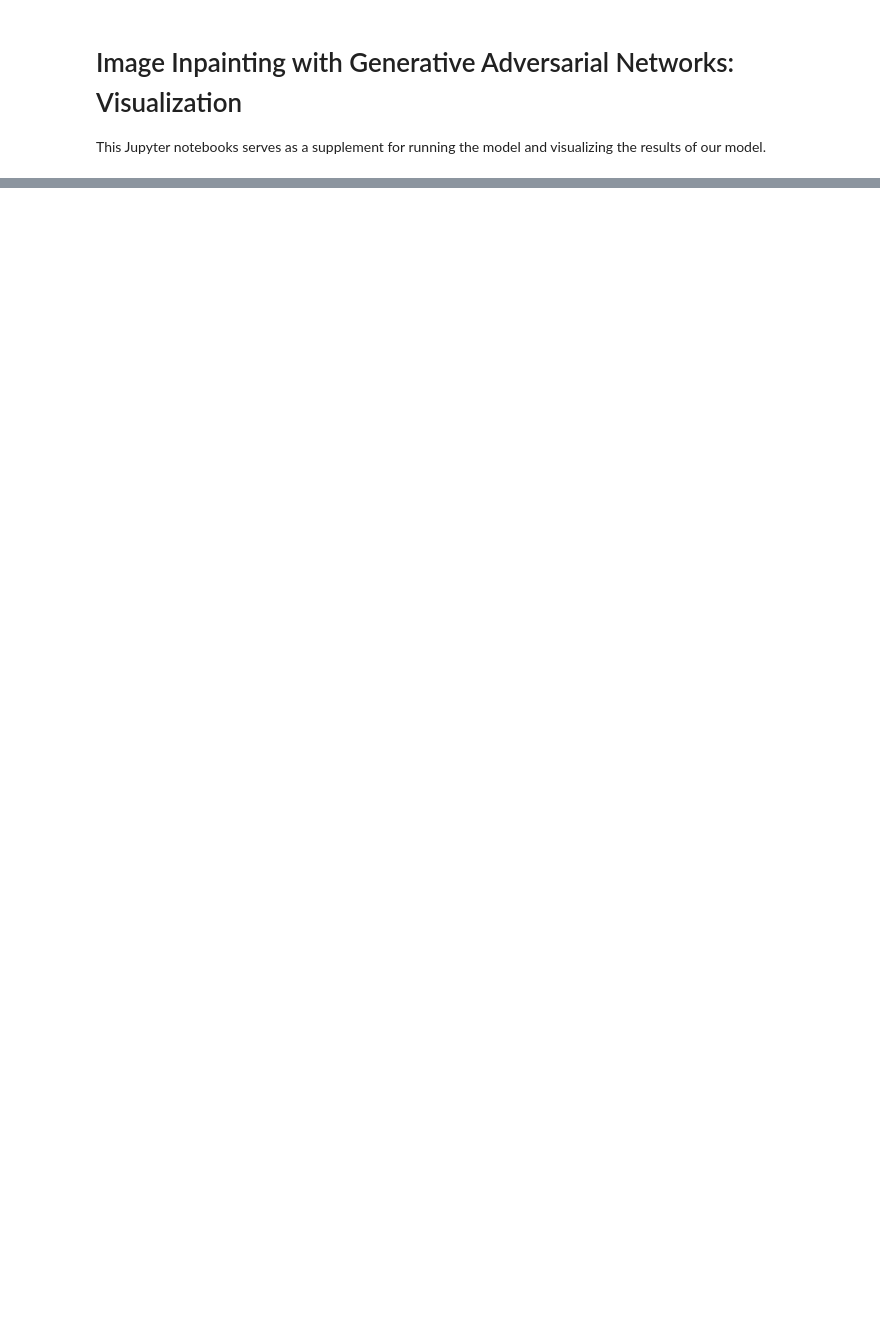
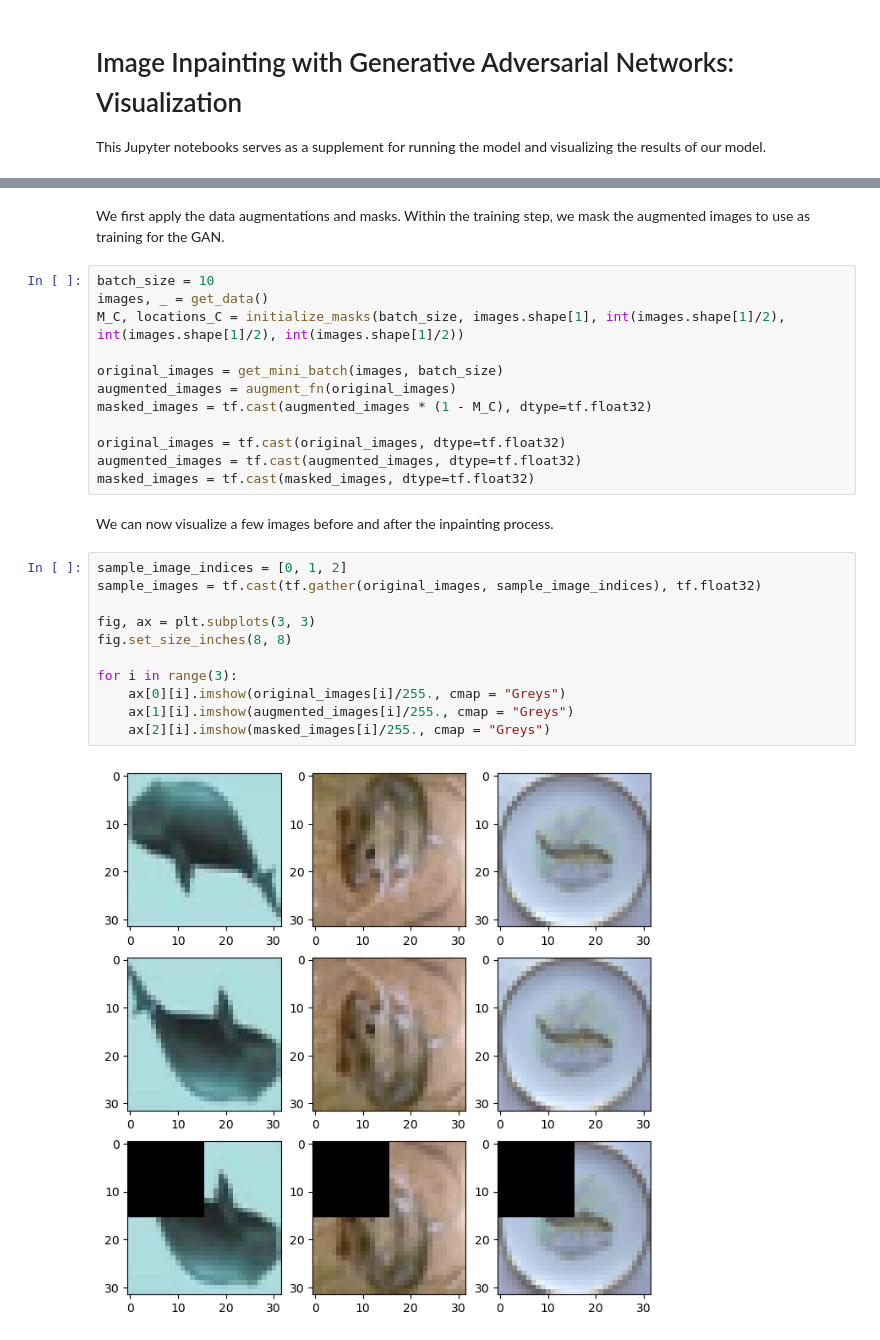
Before and after one commit to evwlu/image-inpainting, a Jupyter notebook: viz.ipynb, the cells around one changed output, grey strips where cells are left out. Drawn from its saved outputs; the diff is of its cells as text; blank space fills up the shorter version.

Commit message:
preprocessing and test visualizations implemented

```diff
--- a/viz.ipynb
+++ b/viz.ipynb
@@ -18,0 +70,29 @@ ModuleNotFoundError: No module named 'cv2'
+# %% [markdown]
+We first apply the data augmentations and masks. Within the training step, we mask the augmented images to use as training for the GAN.
+# %%
+batch_size = 10
+images, _ = get_data()
+M_C, locations_C = initialize_masks(batch_size, images.shape[1], int(images.shape[1]/2), int(images.shape[1]/2), int(images.shape[1]/2))
+
+original_images = get_mini_batch(images, batch_size)
+augmented_images = augment_fn(original_images)
+masked_images = tf.cast(augmented_images * (1 - M_C), dtype=tf.float32)
+
+original_images = tf.cast(original_images, dtype=tf.float32)
+augmented_images = tf.cast(augmented_images, dtype=tf.float32)
+masked_images = tf.cast(masked_images, dtype=tf.float32)
+# %% [markdown]
+We can now visualize a few images before and after the inpainting process.
+# %%
+sample_image_indices = [0, 1, 2]
+sample_images = tf.cast(tf.gather(original_images, sample_image_indices), tf.float32)
+
+fig, ax = plt.subplots(3, 3)
+fig.set_size_inches(8, 8)
+
+for i in range(3):
+    ax[0][i].imshow(original_images[i]/255., cmap = "Greys")
+    ax[1][i].imshow(augmented_images[i]/255., cmap = "Greys")
+    ax[2][i].imshow(masked_images[i]/255., cmap = "Greys")
+# %% [output]
+[figure, added]
```
Also changed, not shown: parts of 9 cells of this notebook, 2 other files.
